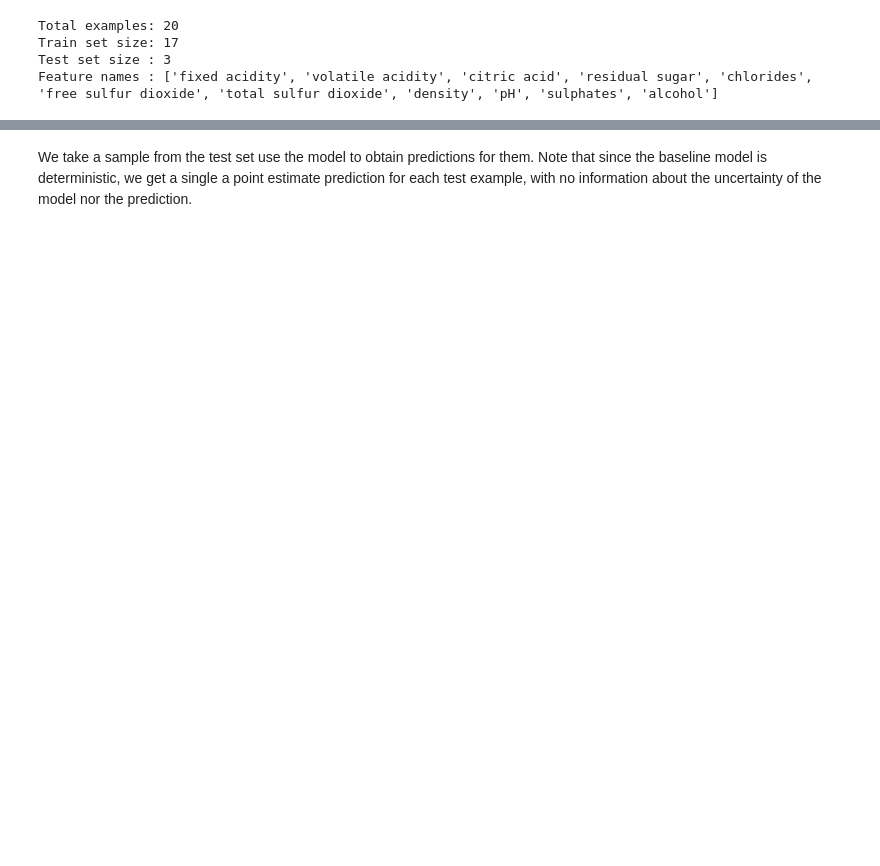
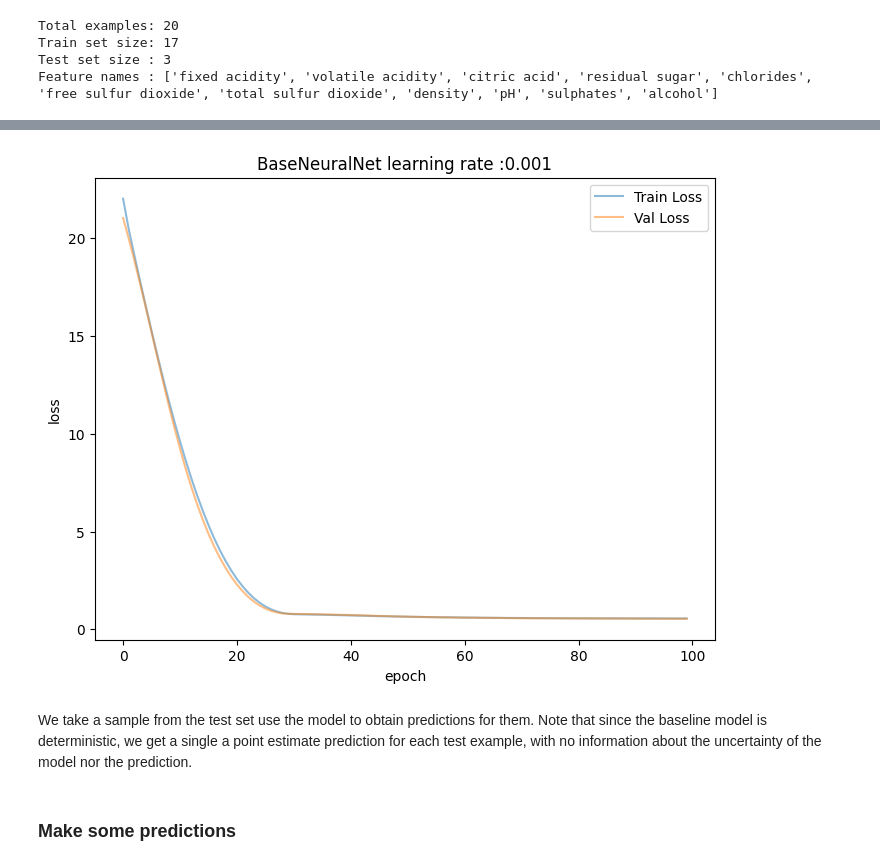
Before and after one commit to asierabreu/bayesian, a Jupyter notebook: notebooks/classification_bnn.ipynb, the cells around one changed output, grey strips where cells are left out. Drawn from its saved outputs; the diff is of its cells as text; code cells hidden in the pictures; blank space fills up the shorter version.

```diff
--- a/notebooks/classification_bnn.ipynb
+++ b/notebooks/classification_bnn.ipynb
@@ -43,34 +43,52 @@ To enable the following instructions: AVX2 AVX512F FMA, in other operations, reb
 ## Data Loading and Inspection <a name="inspection"></a>
 # %%
 def load_data(dataset_name="wine_quality",buffer_size=4998,split="train",batch_size=256,train_size=3000):
-    ds , ds_info = tfds.load(name=dataset_name, as_supervised=True, split=split ,with_info=True)
+    # Data Load
+    ds , ds_info = tfds.load(
+        name=dataset_name,
+        as_supervised=True,
+        split=split ,
+        with_info=True
+        )
 
+    # Data prefetch (to keep GPU busy) and cache (to reload from mem , not disk)
     (ds.map(lambda x, y: (x, tf.cast(y, tf.float32)))
         .prefetch(buffer_size=buffer_size)
         .cache()
     )
+
+    return ds, ds_info
+
+def split_data(dataset,batch_size=256,train_size=3000):
+    # Data Split
     # Train : we shuffle with a buffer the same size as the dataset.
     ds_train = (
-        ds
+        dataset
         .take(train_size)
         .shuffle(buffer_size=train_size)
         .batch(batch_size)
     )
     # Test : no shuffle
     ds_test = (
-        ds
+        dataset
         .skip(train_size)
         .batch(batch_size)
     )
 
-    return ds_train, ds_test, ds_info
+    return ds_train,ds_test
 # %%
 dataset_size = 4898
 batch_size = 256
 train_size = int(dataset_size * 0.85)
-ds_train,ds_test ,ds_info = load_data(
+
+# load data
+ds ,ds_info = load_data(
     dataset_name="wine_quality",
     buffer_size=dataset_size, # We prefetch with a buffer the same size as the dataset because th dataset is very small and fits into memory.
+    )
+
+# split data
+ds_train,ds_test = split_data(
+    dataset=ds,
     batch_size=batch_size,
-    train_size=train_size
-    )
+    train_size=train_size)
@@ -126,7 +148,3 @@ def prepare_for_training(ds, cache=True, batch_size=1, shuffle_buffer_size=1000)
   ds = ds.batch(batch_size)
   # `prefetch` lets the dataset fetch batches in the background while the model is training.
   return ds
-# %%
-batch_size = 1
-# preprocess training & validation sets
-ds_train = prepare_for_training(ds_train, batch_size=batch_size,shuffle_buffer_size=len(ds_train))
@@ -196,8 +289,8 @@ if not os.path.exists("../models"):
 hidden_units = [8, 8]
 learning_rate = 0.001
 num_epochs = 100
-nn_model = base_neural_network(hidden_units=hidden_units)
-run_experiment(
+nn_model = base_neural_network(hidden_units=hidden_units,feature_names=feature_names)
+history = run_experiment(
     model=nn_model,
     loss=keras.losses.MeanSquaredError(),
     train_dataset=ds_train,
@@ -230,3 +345,9 @@ INFO:tensorflow:Assets written to: wine_quality_classification_nn/assets
+# %%
+plot_training(history=history,learning_rate=learning_rate)
+# %% [output]
+[figure, added]
 # %% [markdown]
 We take a sample from the test set use the model to obtain predictions for them. Note that since the baseline model is deterministic, we get a single a point estimate prediction for each test example, with no information about the uncertainty of the model nor the prediction.
+# %% [markdown]
+### Make some predictions
 # %%
```
Also changed, not shown: parts of 18 cells of this notebook, 6 other files.
